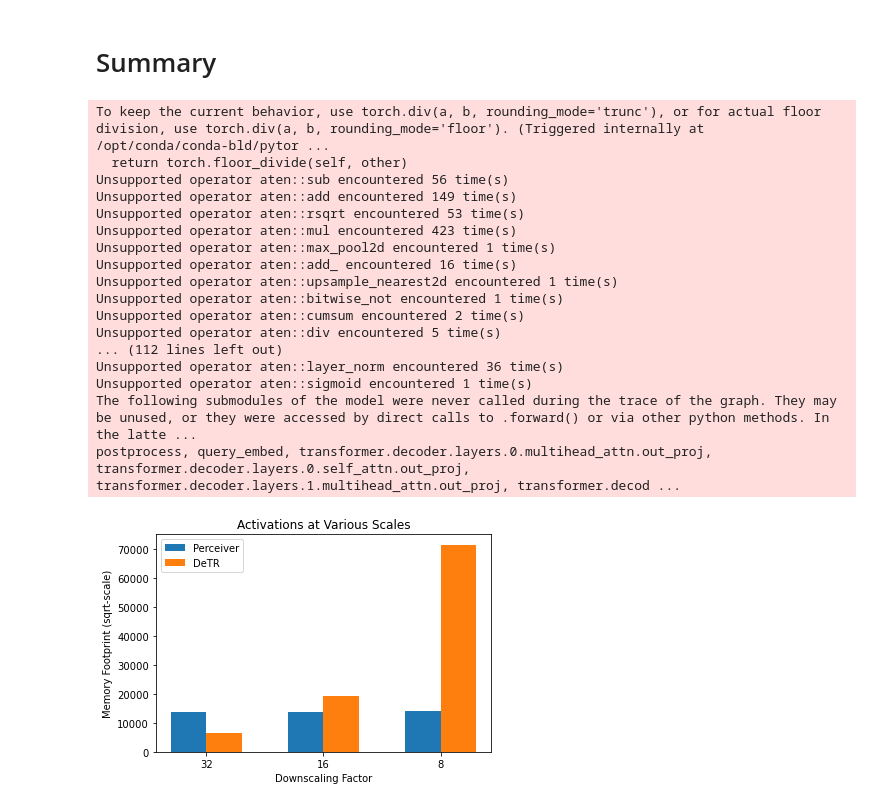
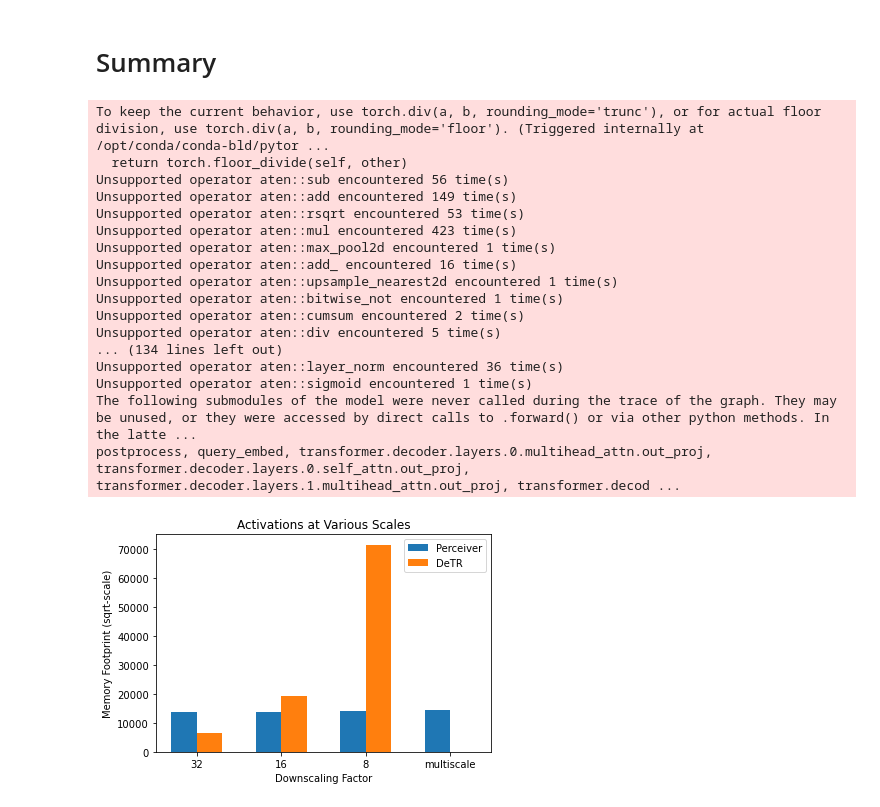
Before and after one commit to mooey5775/DePerceiver, a Jupyter notebook: flop_counter.ipynb, the cells around one changed output. Saved outputs shown, nothing was run; the diff lists cells and outputs as text; code cells hidden in the pictures.

Commit message:
update flop counting

```diff
--- a/flop_counter.ipynb
+++ b/flop_counter.ipynb
@@ -91,6 +91,7 @@ dp_base_args.hidden_dim = 256
 dp_base_args.num_queries = 100
 dp_base_args.masks = False
 dp_base_args.aux_loss = False
+dp_base_args.multiscale = False
 # %%
 dp_args_32 = deepcopy(dp_base_args)
 dp_args_32.downsample_factor = 32
@@ -118,6 +119,16 @@ dp_8 = build_deperceiver(dp_args_8)
 # dp_8_flops = dp_8_fc.total()
 
 dp_8_acts = ActivationCountAnalysis(dp_8, sample_image)
+# %%
+dp_args_mt = deepcopy(dp_base_args)
+dp_args_mt.downsample_factor = 32
+dp_args_mt.multiscale = True
+dp_mt = build_deperceiver(dp_args_mt)
+
+# dp_8_fc = FlopCountAnalysis(dp_8, sample_image)
+# dp_8_flops = dp_8_fc.total()
+
+dp_mt_acts = ActivationCountAnalysis(dp_mt, sample_image)
 # %% [markdown]
 DeTR Flop Counts
 ================
@@ -159,6 +170,7 @@ dt_base_args.pre_norm = False
 dt_base_args.num_queries = 100
 dt_base_args.masks = False
 dt_base_args.aux_loss = False
+dt_base_args.multiscale = False
 # %%
 dt_args_32 = deepcopy(dt_base_args)
 dt_args_32.downsample_factor = 32
@@ -196,8 +208,8 @@ def p_acts(acts):
 def t_acts(acts):
     return acts.by_module()["transformer"]
 # %%
-dp_acts = [p_acts(dp_32_acts), p_acts(dp_16_acts), p_acts(dp_8_acts)]
-dt_acts = [t_acts(dt_32_acts), t_acts(dt_16_acts), t_acts(dt_8_acts)]
+dp_acts = [p_acts(dp_32_acts), p_acts(dp_16_acts), p_acts(dp_8_acts), p_acts(dp_mt_acts)]
+dt_acts = [t_acts(dt_32_acts), t_acts(dt_16_acts), t_acts(dt_8_acts), 0]
 # %% [output]
 To keep the current behavior, use torch.div(a, b, rounding_mode='trunc'), or for actual floor division, use torch.div(a, b, rounding_mode='floor'). (Triggered internally at  /opt/conda/conda-bld/pytor ...
   return torch.floor_divide(self, other)
@@ -211,7 +223,7 @@ Unsupported operator aten::upsample_nearest2d encountered 1 time(s)
 Unsupported operator aten::bitwise_not encountered 1 time(s)
 Unsupported operator aten::cumsum encountered 2 time(s)
 Unsupported operator aten::div encountered 5 time(s)
-... (112 lines left out)
+... (134 lines left out)
 Unsupported operator aten::layer_norm encountered 36 time(s)
 Unsupported operator aten::sigmoid encountered 1 time(s)
 The following submodules of the model were never called during the trace of the graph. They may be unused, or they were accessed by direct calls to .forward() or via other python methods. In the latte ...
@@ -219,21 +231,21 @@ postprocess, query_embed, transformer.decoder.layers.0.multihead_attn.out_proj,
 # %%
 import numpy as np
 
 dp_acts = np.array(dp_acts)
 dt_acts = np.array(dt_acts)
 
-plt.bar(np.arange(3), np.sqrt(dp_acts), width=0.3)
-plt.bar(np.arange(3)+0.3, np.sqrt(dt_acts), width=0.3)
-plt.xticks(np.arange(3)+0.15, ['32', '16', '8'])
+plt.bar(np.arange(4), np.sqrt(dp_acts), width=0.3)
+plt.bar(np.arange(4)+0.3, np.sqrt(dt_acts), width=0.3)
+plt.xticks(np.arange(4)+0.15, ['32', '16', '8', 'multiscale'])
 
 plt.legend(['Perceiver', 'DeTR'])
 
 plt.xlabel("Downscaling Factor")
 plt.ylabel("Memory Footprint (sqrt-scale)")
 
 plt.title("Activations at Various Scales")
 
 plt.savefig("activation.svg")
 plt.show()
 # %% [output]
-[figure, old version]
+[figure, new version]
```
